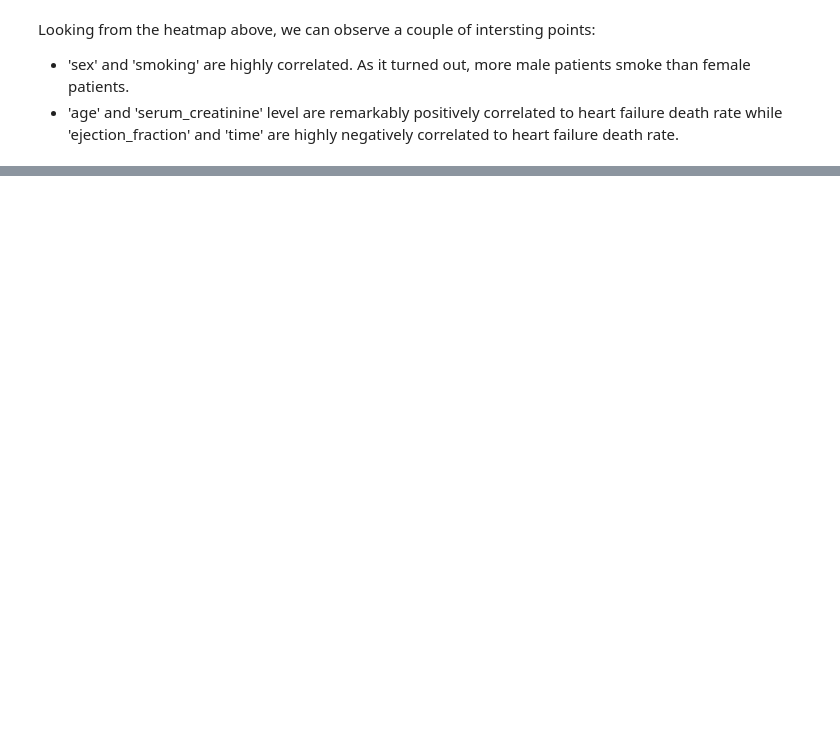
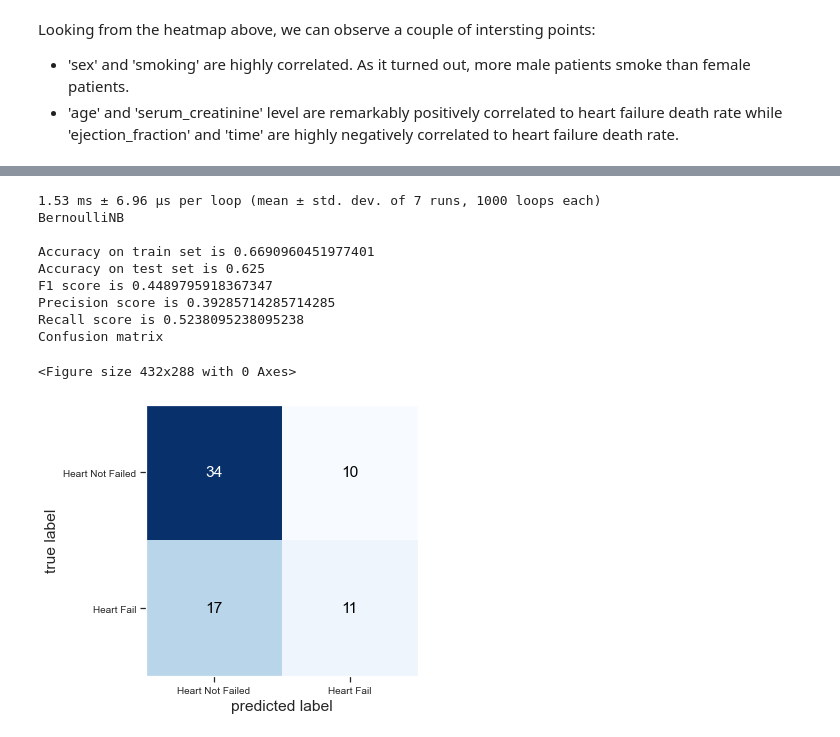
Before and after one commit to vilandao/heart_failure_prediction, a Jupyter notebook: heart_failure_prediction.ipynb, the cells around one changed output, grey strips where cells are left out. Saved outputs shown, nothing was run; the diff lists cells and outputs as text; code cells hidden in the pictures; blank space fills up the shorter version.

```diff
--- a/heart_failure_prediction.ipynb
+++ b/heart_failure_prediction.ipynb
@@ -313,0 +419,16 @@ Looking from the heatmap above, we can observe a couple of intersting points:
+# %%
+# Bernoulli model
+bnb = BernoulliNB(alpha=1)
+model_execute(bnb, "BernoulliNB", X_train, y_train, X_test, y_test)
+# %% [output]
+1.53 ms ± 6.96 µs per loop (mean ± std. dev. of 7 runs, 1000 loops each)
+BernoulliNB
+
+Accuracy on train set is 0.6690960451977401
+Accuracy on test set is 0.625
+F1 score is 0.4489795918367347
+Precision score is 0.39285714285714285
+Recall score is 0.5238095238095238
+Confusion matrix
+<Figure size 432x288 with 0 Axes>
+[figure, added]
```
Also changed, not shown: parts of 25 cells of this notebook.
